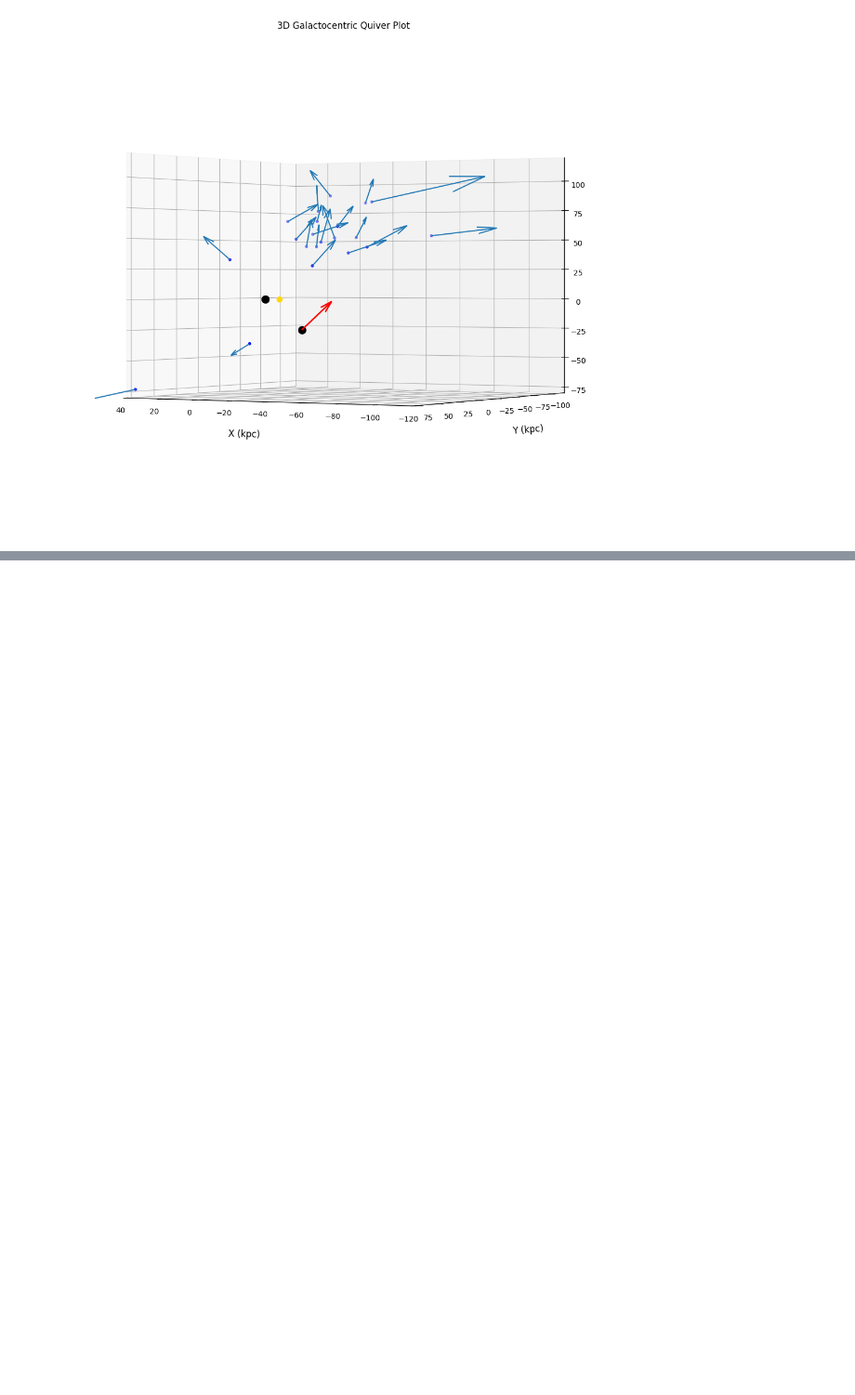
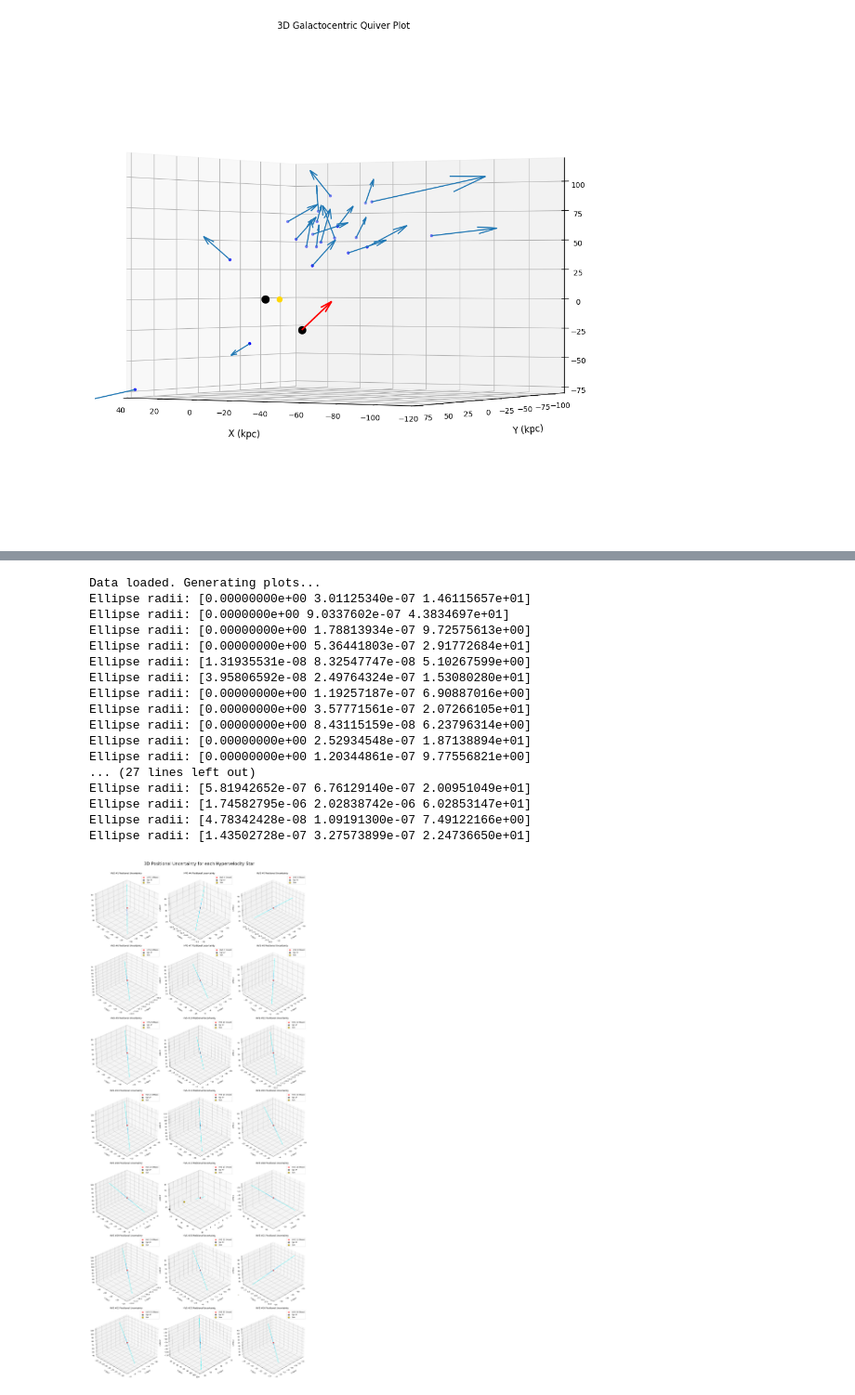
Before and after one commit to andrewqin29/hvs-integrator, a Jupyter notebook: notebooks/data_visualization.ipynb, the cells around one changed output, grey strips where cells are left out. Shown at 93% size. Saved outputs shown, nothing was run; the diff lists cells and outputs as text; code cells hidden in the pictures; blank space fills up the shorter version.

```diff
--- a/notebooks/data_visualization.ipynb
+++ b/notebooks/data_visualization.ipynb
@@ -226,0 +296,80 @@ P-value: 0.0651
+# %%
+# processing loop for 3d ellipsoid visualization
+script_dir = os.getcwd()
+root = os.path.join(script_dir, os.pardir)
+cartesian_path = os.path.join(root, 'data', 'processed', '6d_cartesian_data.csv')
+covariance_path = os.path.join(root, 'data', 'processed', '6d_cartesian_covariance.csv')
+
+try:
+    df_cartesian = pd.read_csv(cartesian_path)
+    df_covariance = pd.read_csv(covariance_path)
+except FileNotFoundError:
+    print("Error: Could not find script.")
+
+# merge dataframes and ensure clean/proper format
+df = pd.merge(df_cartesian, df_covariance, on=['HVS', 'source_id'])
+df = df.sort_values('HVS').reset_index(drop=True) #make sure HVS in order 1..24 and properly indexed
+
+print("Data loaded. Generating plots...")
+
+fig, axes = plt.subplots(7, 3, figsize=(18, 42), subplot_kw={'projection': '3d'})
+axes = axes.flatten()
+
+sun_pos = np.array([-8.2, 0, 0.02])
+gc_pos = np.array([0, 0, 0])
+
+for i, (index, star) in enumerate(df.iterrows()):
+    ax = axes[i]
+    hvs_id = int(star['HVS'])
+
+    center_pos = np.array([star['x'], star['y'], star['z']])
+    cov_pos = np.array([
+        [star['cov_xx'], star['cov_xy'], star['cov_xz']],
+        [star['cov_xy'], star['cov_yy'], star['cov_yz']],
+        [star['cov_xz'], star['cov_yz'], star['cov_zz']]
+    ])
+
+    ax.scatter(center_pos[0], center_pos[1], center_pos[2], color='red', s=40, label=f'HVS {hvs_id} (Mean)')
+    ax.scatter(gc_pos[0], gc_pos[1], gc_pos[2], color='black', s=100, marker='*', label='Sgr A*')
+    ax.scatter(sun_pos[0], sun_pos[1], sun_pos[2], color='gold', s=80, label='Sun', edgecolors='black')
+
+    plot_ellipsoid(ax, center_pos, cov_pos, n_sigma=1, color='blue', alpha=0.5, linewidth=0.75)
+
+    x_3s, y_3s, z_3s = plot_ellipsoid(ax, center_pos, cov_pos, n_sigma=3, color='cyan', alpha=0.4, linewidth=0.5)
+    padding = 5
+    ax.set_xlim(np.min(x_3s) - padding, np.max(x_3s) + padding)
+    ax.set_ylim(np.min(y_3s) - padding, np.max(y_3s) + padding)
+    ax.set_zlim(np.min(z_3s) - padding, np.max(z_3s) + padding)
+
+    ax.set_title(f'HVS #{hvs_id} Positional Uncertainty', fontsize=12)
+    ax.set_xlabel('X (kpc)', labelpad=10)
+    ax.set_ylabel('Y (kpc)', labelpad=10)
+    ax.set_zlabel('Z (kpc)', labelpad=10)
+    ax.legend()
+    ax.view_init(elev=30, azim=45)
+
+for i in range(len(df), len(axes)):
+    axes[i].set_visible(False)
+
+fig.suptitle('3D Positional Uncertainty for each Hypervelocity Star', fontsize=24, y=0.995)
+plt.tight_layout(rect=[0, 0, 1, 0.99])
+plt.show()
+# %% [output]
+Data loaded. Generating plots...
+Ellipse radii: [0.00000000e+00 3.01125340e-07 1.46115657e+01]
+Ellipse radii: [0.0000000e+00 9.0337602e-07 4.3834697e+01]
+Ellipse radii: [0.00000000e+00 1.78813934e-07 9.72575613e+00]
+Ellipse radii: [0.00000000e+00 5.36441803e-07 2.91772684e+01]
+Ellipse radii: [1.31935531e-08 8.32547747e-08 5.10267599e+00]
+Ellipse radii: [3.95806592e-08 2.49764324e-07 1.53080280e+01]
+Ellipse radii: [0.00000000e+00 1.19257187e-07 6.90887016e+00]
+Ellipse radii: [0.00000000e+00 3.57771561e-07 2.07266105e+01]
+Ellipse radii: [0.00000000e+00 8.43115159e-08 6.23796314e+00]
+Ellipse radii: [0.00000000e+00 2.52934548e-07 1.87138894e+01]
+Ellipse radii: [0.00000000e+00 1.20344861e-07 9.77556821e+00]
+... (27 lines left out)
+Ellipse radii: [5.81942652e-07 6.76129140e-07 2.00951049e+01]
+Ellipse radii: [1.74582795e-06 2.02838742e-06 6.02853147e+01]
+Ellipse radii: [4.78342428e-08 1.09191300e-07 7.49122166e+00]
+Ellipse radii: [1.43502728e-07 3.27573899e-07 2.24736650e+01]
+[figure, added]
```
Also changed, not shown: parts of 6 cells of this notebook, 3 other files.
